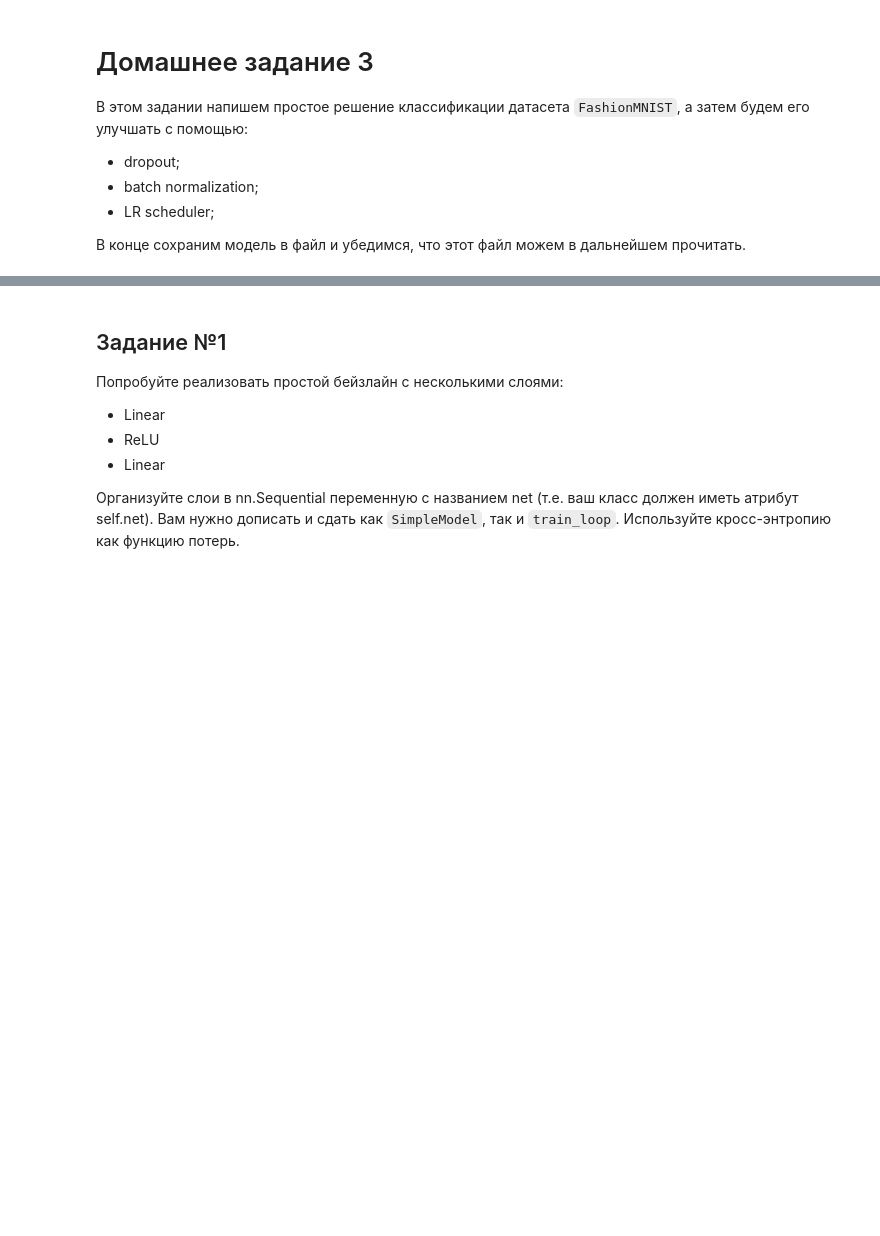
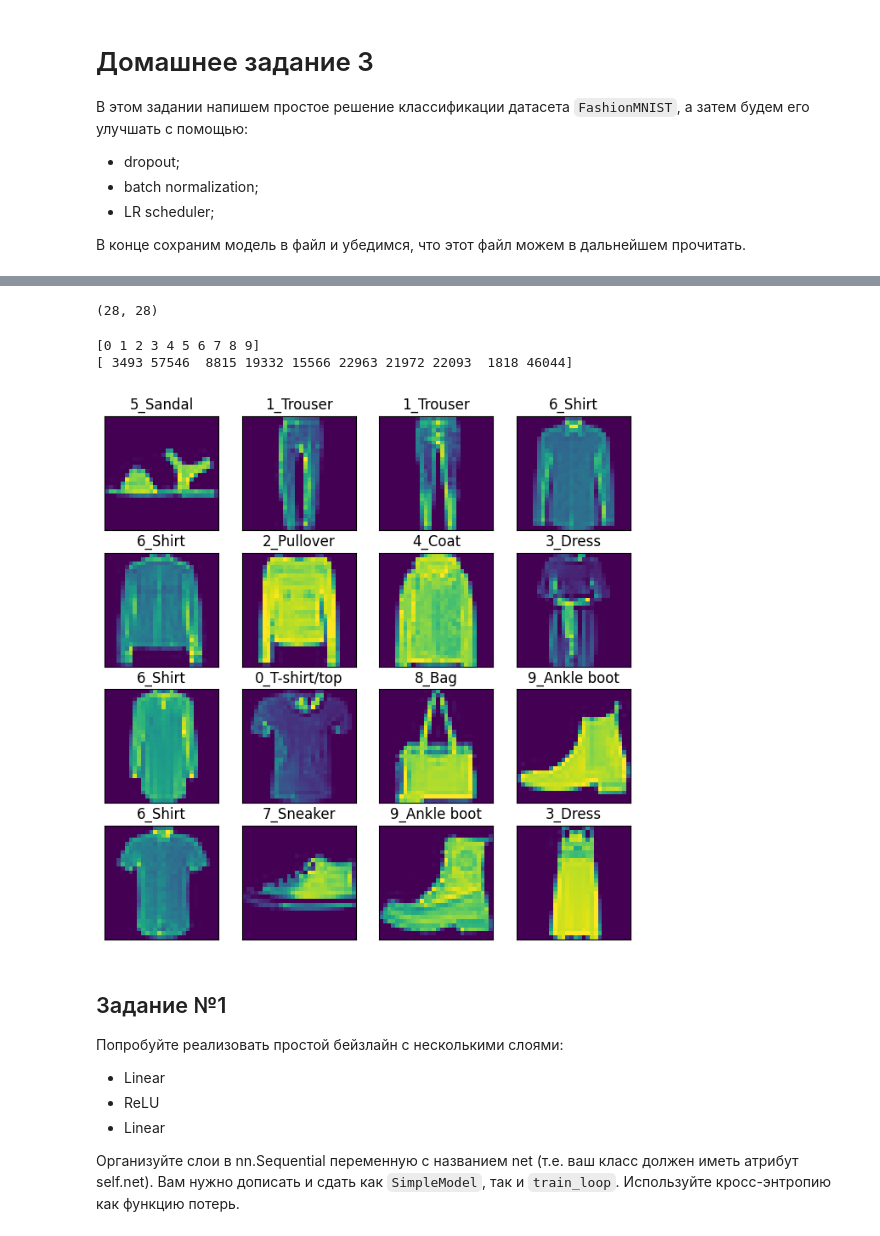
Before and after one commit to AndreyKurdyubov/Karpov.courses_DL, a Jupyter notebook: Base_DL/hw3-student.ipynb, the cells around one changed output, grey strips where cells are left out. Saved outputs shown, nothing was run; the diff lists cells and outputs as text; code cells hidden in the pictures; blank space fills up the shorter version.

Commit message:
hw3 visualize FashionMNIST

```diff
--- a/Base_DL/hw3-student.ipynb
+++ b/Base_DL/hw3-student.ipynb
@@ -29,0 +43,4 @@ y_test = test_dataset.targets
+# %%
+X_train[0].numpy().shape
+# %% [output]
+(28, 28)
@@ -30,3 +51,34 @@ y_test = test_dataset.targets
+# %%
+# инициализируем случайный генератор
+rng = np.random.default_rng(seed=42)
+
+arr = np.arange(X_train.shape[0])
+print(arr[:10])
+rng.shuffle(arr)
+print(arr[:10])
+# %% [output]
+[0 1 2 3 4 5 6 7 8 9]
+[ 3493 57546  8815 19332 15566 22963 21972 22093  1818 46044]
+# %%
+# инициализируем случайный генератор
+rng = np.random.default_rng(seed=40)
+arr = np.arange(X_train.shape[0])
+rng.shuffle(arr)
+
+# визуализируем данные
+classes = train_dataset.classes
+
+n = 4
+fig, ax = plt.subplots(n, n, figsize=(8, 8))
+for row in range(n):
+    for col in range(n):
+        idx = arr[n*row + col]
+        ax[row][col].imshow(X_train[idx])
+        ax[row][col].set_title(f"{y_train[idx]}_{classes[y_train[idx]]}")
+        ax[row][col].set_xticks([])
+        ax[row][col].set_yticks([])
+# %% [output]
+[figure, added]
 # %%
 @dataclass
 class TrainConfig:
```
Also changed, not shown: parts of 2 cells of this notebook.
